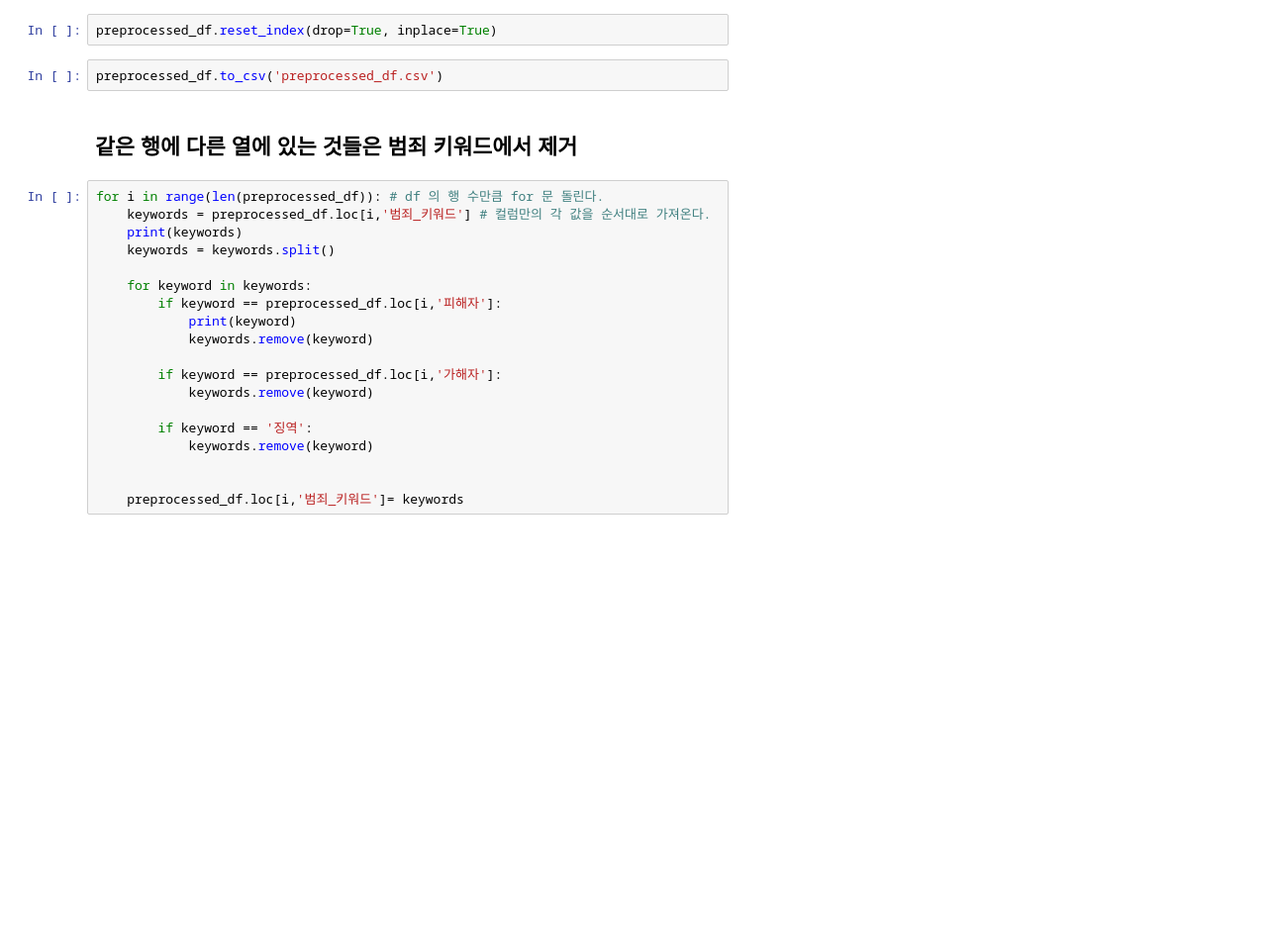
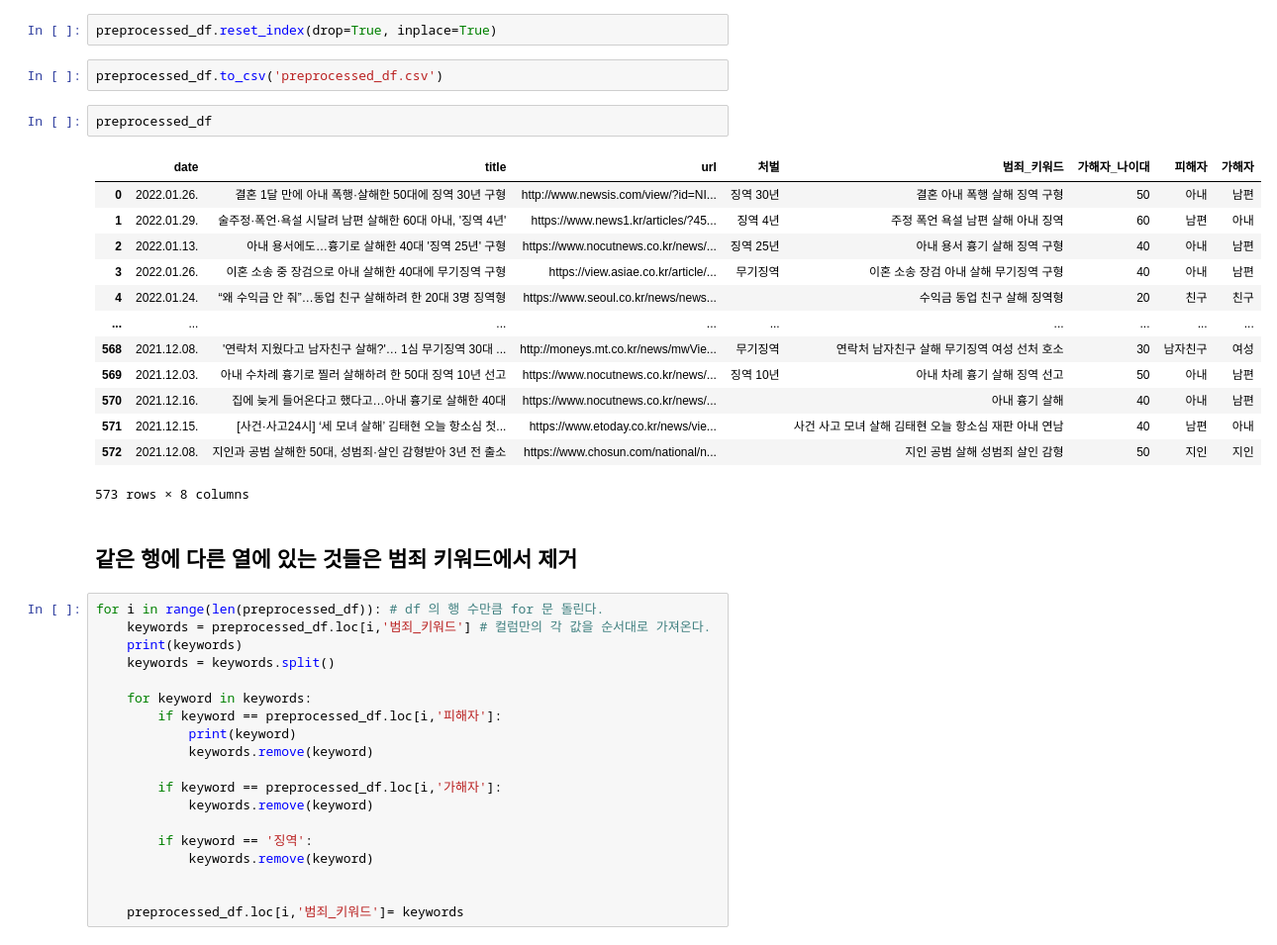
Before and after one commit to henzpp/crawling_project_team1, a Jupyter notebook: 데이터분석_진청아_v8_혜린.ipynb, the cells around one changed output. Shown at 99% size. Cells and saved outputs as stored; diff of their text form; blank space fills up the shorter version.

```diff
--- a/데이터분석_진청아_v8_혜린.ipynb
+++ b/데이터분석_진청아_v8_혜린.ipynb
@@ -612,6 +612,22 @@ preprocessed_df.head(50)
 preprocessed_df.reset_index(drop=True, inplace=True)
 # %%
 preprocessed_df.to_csv('preprocessed_df.csv')
+# %%
+preprocessed_df
+# %% [output]
+|  | date | title | url | 처벌 | 범죄_키워드 | 가해자_나이대 | 피해자 | 가해자 |
+| 0 | 2022.01.26. | 결혼 1달 만에 아내 폭행·살해한 50대에 징역 30년 구형 | http://www.newsis.com/view/?id=NI... | 징역 30년 | 결혼 아내 폭행 살해 징역 구형 | 50 | 아내 | 남편 |
+| 1 | 2022.01.29. | 술주정·폭언·욕설 시달려 남편 살해한 60대 아내, '징역 4년' | https://www.news1.kr/articles/?45... | 징역 4년 | 주정 폭언 욕설 남편 살해 아내 징역 | 60 | 남편 | 아내 |
+| 2 | 2022.01.13. | 아내 용서에도…흉기로 살해한 40대 '징역 25년' 구형 | https://www.nocutnews.co.kr/news/... | 징역 25년 | 아내 용서 흉기 살해 징역 구형 | 40 | 아내 | 남편 |
+| 3 | 2022.01.26. | 이혼 소송 중 장검으로 아내 살해한 40대에 무기징역 구형 | https://view.asiae.co.kr/article/... | 무기징역 | 이혼 소송 장검 아내 살해 무기징역 구형 | 40 | 아내 | 남편 |
+| 4 | 2022.01.24. | “왜 수익금 안 줘”…동업 친구 살해하려 한 20대 3명 징역형 | https://www.seoul.co.kr/news/news... |  | 수익금 동업 친구 살해 징역형 | 20 | 친구 | 친구 |
+| ... | ... | ... | ... | ... | ... | ... | ... | ... |
+| 568 | 2021.12.08. | '연락처 지웠다고 남자친구 살해?'… 1심 무기징역 30대 ... | http://moneys.mt.co.kr/news/mwVie... | 무기징역 | 연락처 남자친구 살해 무기징역 여성 선처 호소 | 30 | 남자친구 | 여성 |
+| 569 | 2021.12.03. | 아내 수차례 흉기로 찔러 살해하려 한 50대 징역 10년 선고 | https://www.nocutnews.co.kr/news/... | 징역 10년 | 아내 차례 흉기 살해 징역 선고 | 50 | 아내 | 남편 |
+| 570 | 2021.12.16. | 집에 늦게 들어온다고 했다고…아내 흉기로 살해한 40대 | https://www.nocutnews.co.kr/news/... |  | 아내 흉기 살해 | 40 | 아내 | 남편 |
+| 571 | 2021.12.15. | [사건·사고24시] ‘세 모녀 살해’ 김태현 오늘 항소심 첫... | https://www.etoday.co.kr/news/vie... |  | 사건 사고 모녀 살해 김태현 오늘 항소심 재판 아내 연남 | 40 | 남편 | 아내 |
+| 572 | 2021.12.08. | 지인과 공범 살해한 50대, 성범죄·살인 감형받아 3년 전 출소 | https://www.chosun.com/national/n... |  | 지인 공범 살해 성범죄 살인 감형 | 50 | 지인 | 지인 |
+573 rows × 8 columns
 # %% [markdown]
 ## 같은 행에 다른 열에 있는 것들은 범죄 키워드에서 제거
 # %%
```
Also changed, not shown: parts of 10 cells of this notebook.
